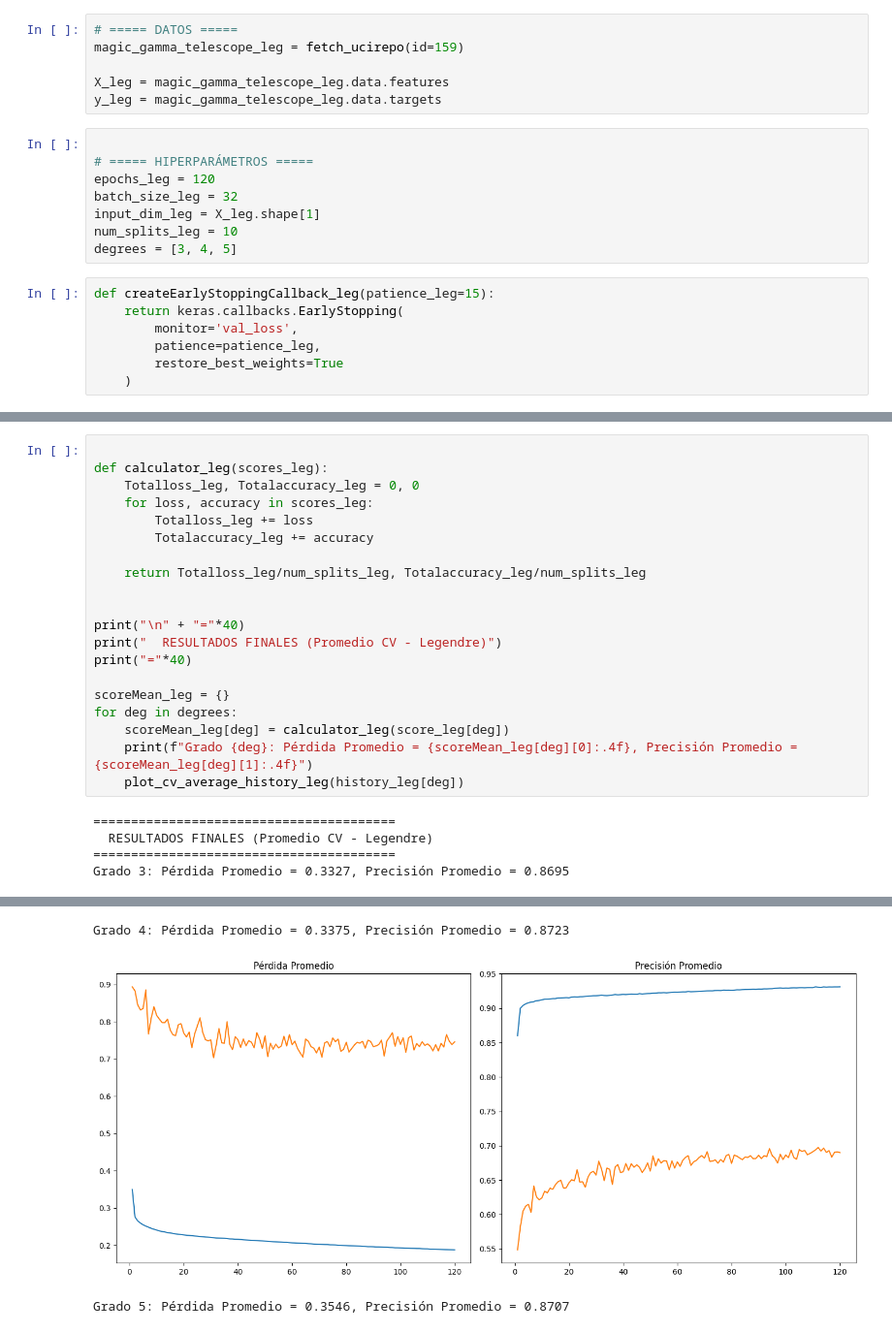
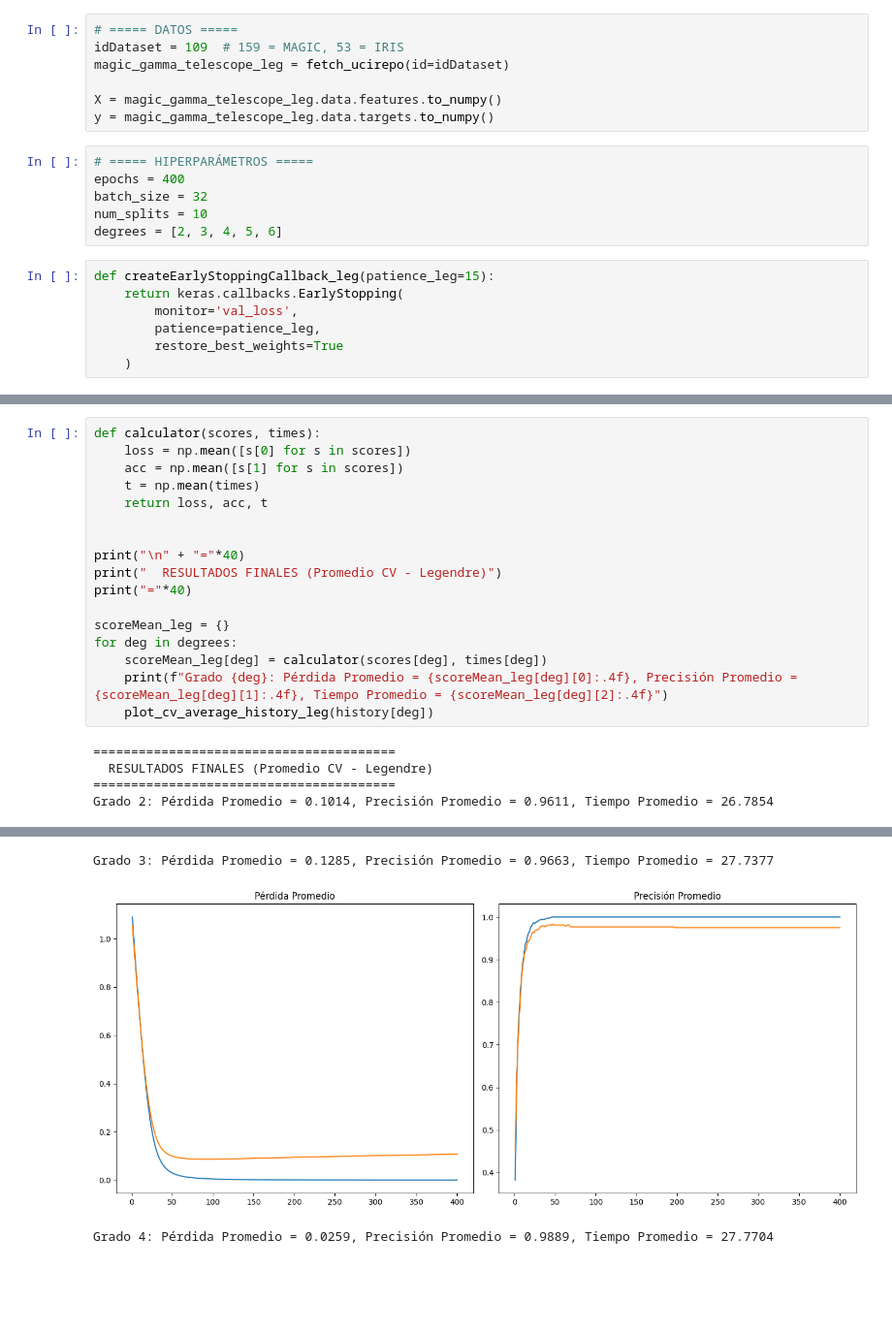
Before and after one commit to NicolasGS02/TFG, a Jupyter notebook: Polinomio de Legendre/StratifieldDataLegendre.ipynb, the cells around one changed output, grey strips where cells are left out. Shown at 97% size. Drawn from its saved outputs; the diff is of its cells as text; blank space fills up the shorter version.

```diff
--- a/Polinomio de Legendre/StratifieldDataLegendre.ipynb
+++ b/Polinomio de Legendre/StratifieldDataLegendre.ipynb
@@ -130,17 +129,16 @@ def PolynomialDenseCreator_leg(degree_leg, input_dim_leg):
 # %%
 # ===== DATOS =====
-magic_gamma_telescope_leg = fetch_ucirepo(id=159)
+idDataset = 109  # 159 = MAGIC, 53 = IRIS
+magic_gamma_telescope_leg = fetch_ucirepo(id=idDataset)
 
-X_leg = magic_gamma_telescope_leg.data.features
-y_leg = magic_gamma_telescope_leg.data.targets
+X = magic_gamma_telescope_leg.data.features.to_numpy()
+y = magic_gamma_telescope_leg.data.targets.to_numpy()
 # %%
-
 # ===== HIPERPARÁMETROS =====
-epochs_leg = 120
-batch_size_leg = 32
-input_dim_leg = X_leg.shape[1]
-num_splits_leg = 10
-degrees = [3, 4, 5]
+epochs = 400
+batch_size = 32
+num_splits = 10
+degrees = [2, 3, 4, 5, 6]
 # %%
 def createEarlyStoppingCallback_leg(patience_leg=15):
     return keras.callbacks.EarlyStopping(
@@ -214,14 +207,11 @@ for train_index, test_index in skf_leg.split(X_leg, y_leg):
 # %% [output]
 WARNING:tensorflow:From d:\Programas\Anaconda\envs\Polynomial_Env\Lib\site-packages\keras\src\backend\common\global_state.py:82: The name tf.reset_default_graph is deprecated. Please use tf.compat.v1. ...
 # %%
-
-def calculator_leg(scores_leg):
-    Totalloss_leg, Totalaccuracy_leg = 0, 0
-    for loss, accuracy in scores_leg:
-        Totalloss_leg += loss
-        Totalaccuracy_leg += accuracy
-
-    return Totalloss_leg/num_splits_leg, Totalaccuracy_leg/num_splits_leg
+def calculator(scores, times):
+    loss = np.mean([s[0] for s in scores])
+    acc = np.mean([s[1] for s in scores])
+    t = np.mean(times)
+    return loss, acc, t
 
 
 print("\n" + "="*40)
@@ -230,11 +220,11 @@ print("="*40)
 
 scoreMean_leg = {}
 for deg in degrees:
-    scoreMean_leg[deg] = calculator_leg(score_leg[deg])
-    print(f"Grado {deg}: Pérdida Promedio = {scoreMean_leg[deg][0]:.4f}, Precisión Promedio = {scoreMean_leg[deg][1]:.4f}")
-    plot_cv_average_history_leg(history_leg[deg])
+    scoreMean_leg[deg] = calculator(scores[deg], times[deg])
+    print(f"Grado {deg}: Pérdida Promedio = {scoreMean_leg[deg][0]:.4f}, Precisión Promedio = {scoreMean_leg[deg][1]:.4f}, Tiempo Promedio = {scoreMean_leg[deg][2]:.4f}")
+    plot_cv_average_history_leg(history[deg])
 # %% [output]
 ========================================
   RESULTADOS FINALES (Promedio CV - Legendre)
 ========================================
-Grado 3: Pérdida Promedio = 0.3327, Precisión Promedio = 0.8695
+Grado 2: Pérdida Promedio = 0.1014, Precisión Promedio = 0.9611, Tiempo Promedio = 26.7854
@@ -242,3 +232,3 @@ Grado 3: Pérdida Promedio = 0.3327, Precisión Promedio = 0.8695
-Grado 4: Pérdida Promedio = 0.3375, Precisión Promedio = 0.8723
+Grado 3: Pérdida Promedio = 0.1285, Precisión Promedio = 0.9663, Tiempo Promedio = 27.7377
-[figure, old version]
+[figure, new version]
-Grado 5: Pérdida Promedio = 0.3546, Precisión Promedio = 0.8707
+Grado 4: Pérdida Promedio = 0.0259, Precisión Promedio = 0.9889, Tiempo Promedio = 27.7704
```
Also changed, not shown: parts of 4 cells of this notebook, 6 other files.
